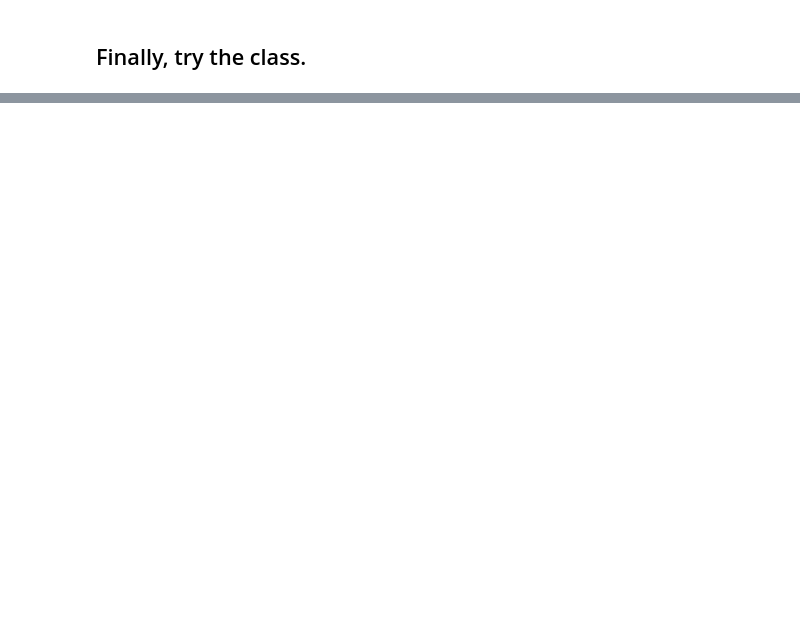
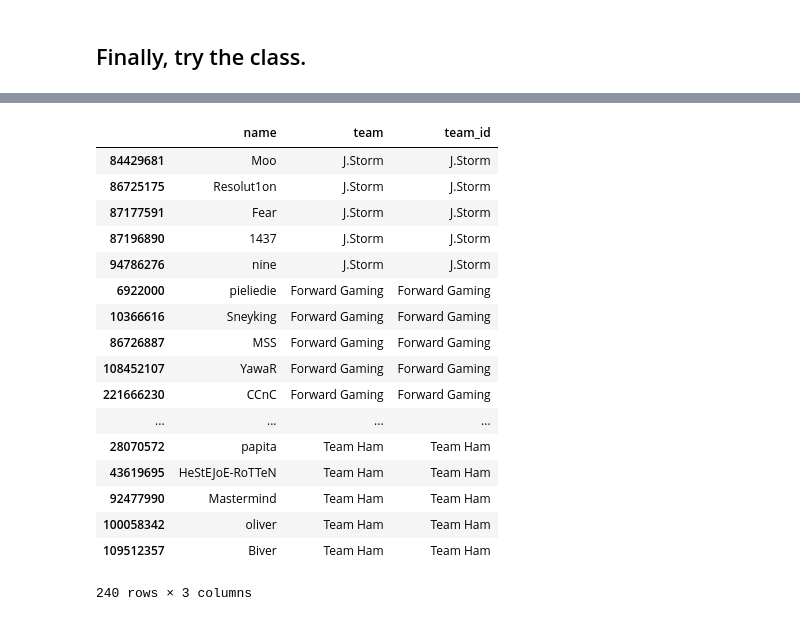
Before and after one commit to yl3/dota2, a Jupyter notebook: notebooks/01-test_gp.20190717.ipynb, the cells around one changed output, grey strips where cells are left out. Saved outputs shown, nothing was run; the diff lists cells and outputs as text; code cells hidden in the pictures; blank space fills up the shorter version.

```diff
--- a/notebooks/01-test_gp.20190717.ipynb
+++ b/notebooks/01-test_gp.20190717.ipynb
@@ -131,0 +175,21 @@ gp = gp.SkillsGP(players_mat_f.values, matches.startTimestamp[matches_f_idx],
+# %%
+name_of_player_id
+# %% [output]
+|  | name | team | team_id |
+| 84429681 | Moo | J.Storm | J.Storm |
+| 86725175 | Resolut1on | J.Storm | J.Storm |
+| 87177591 | Fear | J.Storm | J.Storm |
+| 87196890 | 1437 | J.Storm | J.Storm |
+| 94786276 | nine | J.Storm | J.Storm |
+| 6922000 | pieliedie | Forward Gaming | Forward Gaming |
+| 10366616 | Sneyking | Forward Gaming | Forward Gaming |
+| 86726887 | MSS | Forward Gaming | Forward Gaming |
+| 108452107 | YawaR | Forward Gaming | Forward Gaming |
+| 221666230 | CCnC | Forward Gaming | Forward Gaming |
+| ... | ... | ... | ... |
+| 28070572 | papita | Team Ham | Team Ham |
+| 43619695 | HeStEJoE-RoTTeN | Team Ham | Team Ham |
+| 92477990 | Mastermind | Team Ham | Team Ham |
+| 100058342 | oliver | Team Ham | Team Ham |
+| 109512357 | Biver | Team Ham | Team Ham |
+240 rows × 3 columns
```
Also changed, not shown: parts of 26 cells of this notebook, 2 other files.
